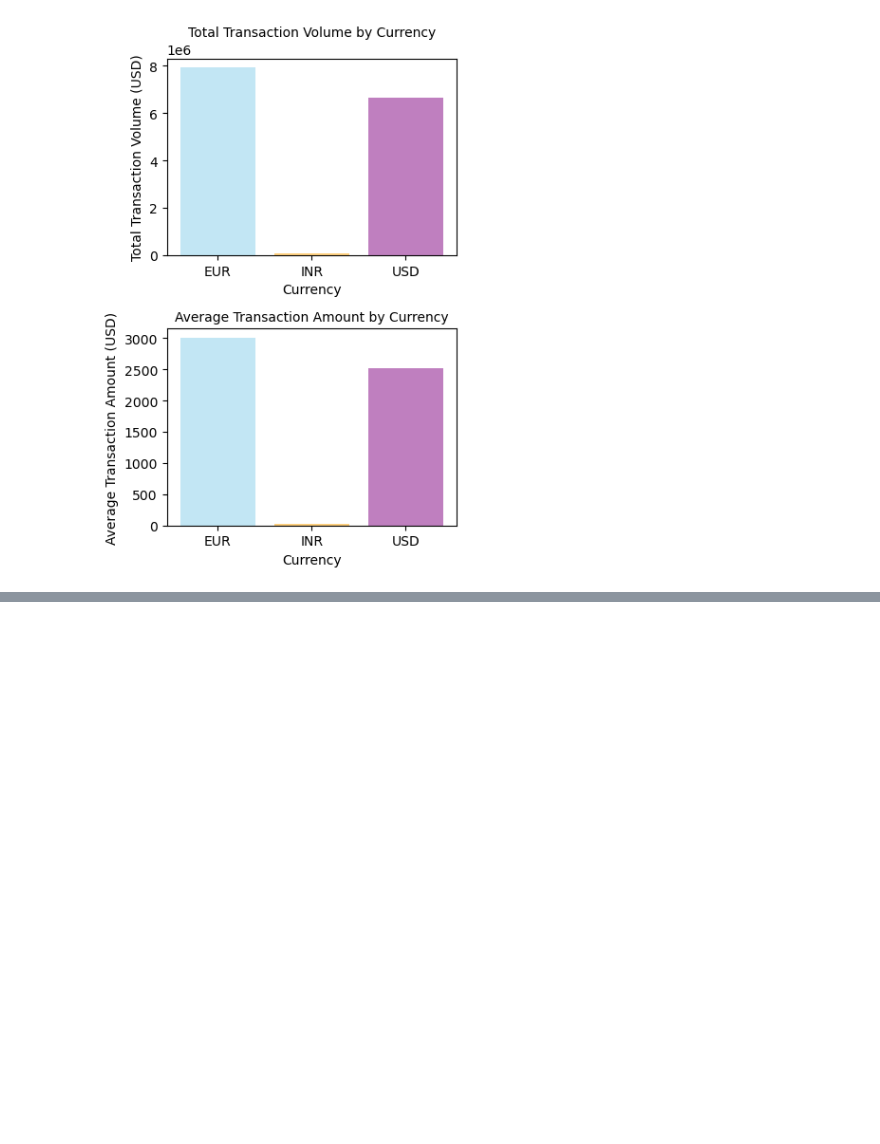
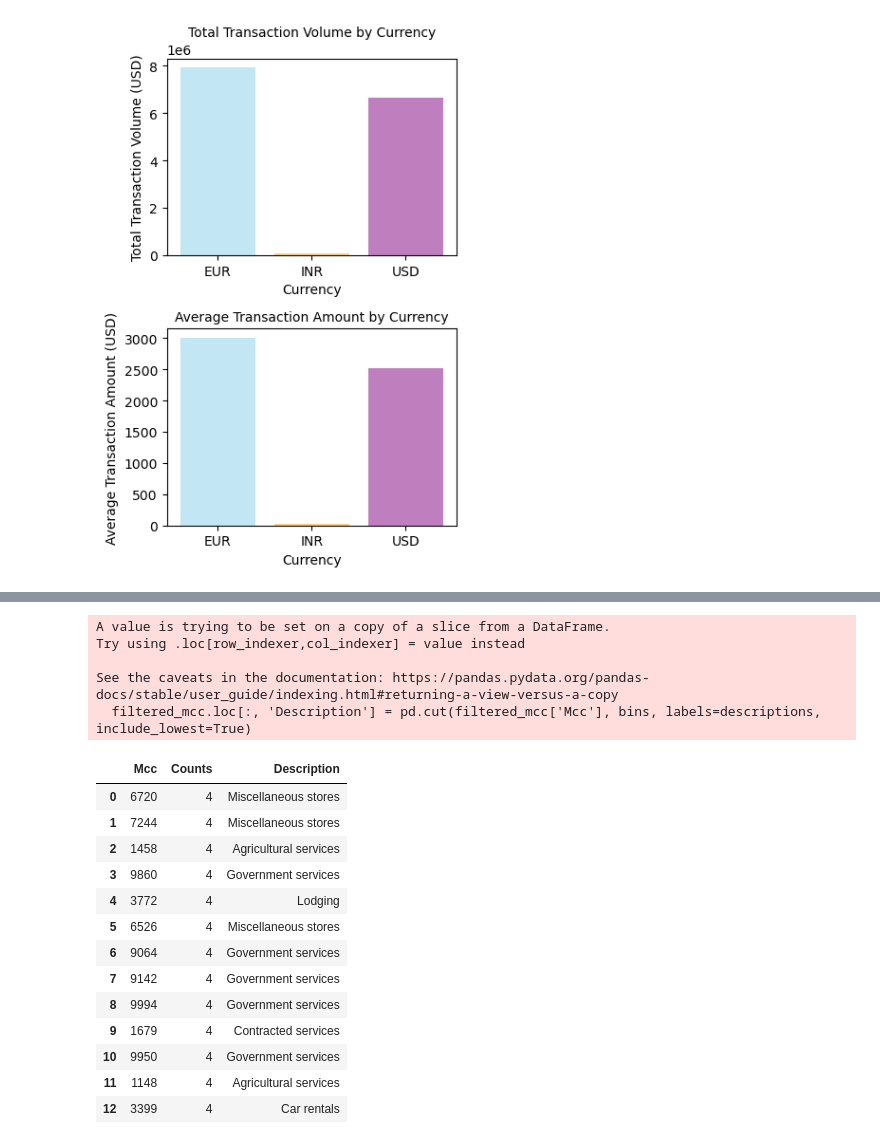
Before and after one commit to Ernawaty2024/project_1_CC_Fraud_analysis, a Jupyter notebook: project1.ipynb, the cells around one changed output, grey strips where cells are left out. Cells and saved outputs as stored; diff of their text form; code cells hidden in the pictures; blank space fills up the shorter version.

```diff
--- a/project1.ipynb
+++ b/project1.ipynb
@@ -283,0 +403,13 @@ plt.show()
+# %%
+mcc_counts = flagged_df["Merchant Category Code (MCC)"].value_counts()
+mcc_counts=mcc_counts.reset_index()
+mcc_counts.columns=["Mcc","Counts"]
+filtered_mcc=mcc_counts.loc[mcc_counts["Counts"]==4]
+filtered_mcc
+# # Create a pie chart
+# plt.figure(figsize=(12, 8))
+# plt.pie(mcc_counts, labels=mcc_counts.index, autopct='%1.1f%%', startangle=140)
+# plt.title('Distribution of Transactions by Merchant Category Codes')
+# plt.axis('equal')  # Equal aspect ratio ensures that pie is drawn as a circle.
+
+# plt.show()
@@ -283,0 +431,39 @@ plt.show()
+# %%
+bins = [0, 1500, 3000, 3300, 3500, 4000, 4800, 5000, 5700, 7300, 8000, 9000, 10000]
+descriptions = [
+    "Agricultural services",
+    "Contracted services",
+    "Airlines",
+    "Car rentals",
+    "Lodging",
+    "Transportation services",
+    "Utility services",
+    "Retail outlet services",
+    "Miscellaneous stores",
+    "Business services",
+    "Professional services and membership organizations",
+    "Government services"
+]
+filtered_mcc.loc[:, 'Description'] = pd.cut(filtered_mcc['Mcc'], bins, labels=descriptions, include_lowest=True)
+# Display the updated DataFrame
+filtered_mcc
+# %% [output]
+A value is trying to be set on a copy of a slice from a DataFrame.
+Try using .loc[row_indexer,col_indexer] = value instead
+
+See the caveats in the documentation: https://pandas.pydata.org/pandas-docs/stable/user_guide/indexing.html#returning-a-view-versus-a-copy
+  filtered_mcc.loc[:, 'Description'] = pd.cut(filtered_mcc['Mcc'], bins, labels=descriptions, include_lowest=True)
+|  | Mcc | Counts | Description |
+| 0 | 6720 | 4 | Miscellaneous stores |
+| 1 | 7244 | 4 | Miscellaneous stores |
+| 2 | 1458 | 4 | Agricultural services |
+| 3 | 9860 | 4 | Government services |
+| 4 | 3772 | 4 | Lodging |
+| 5 | 6526 | 4 | Miscellaneous stores |
+| 6 | 9064 | 4 | Government services |
+| 7 | 9142 | 4 | Government services |
+| 8 | 9994 | 4 | Government services |
+| 9 | 1679 | 4 | Contracted services |
+| 10 | 9950 | 4 | Government services |
+| 11 | 1148 | 4 | Agricultural services |
+| 12 | 3399 | 4 | Car rentals |
```
Also changed, not shown: parts of 11 cells of this notebook, 2 other files.
